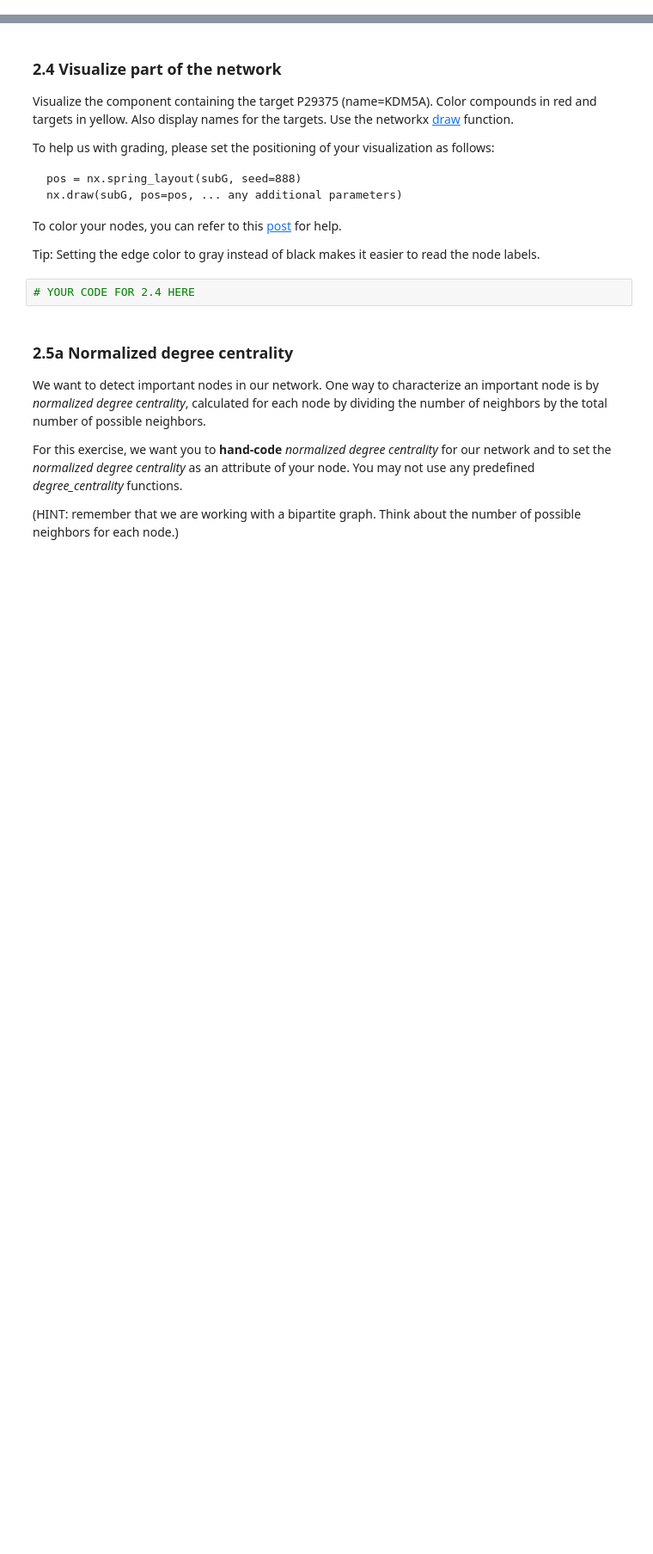
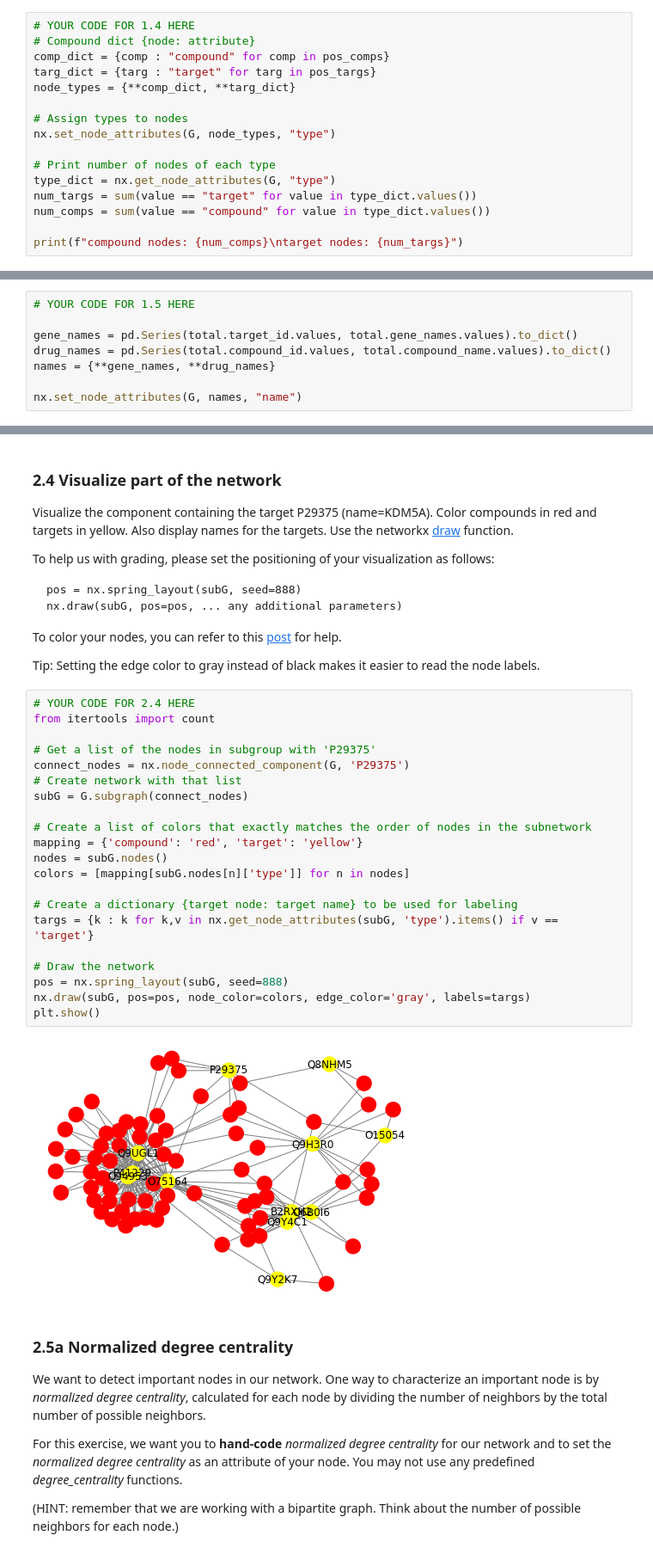
Before and after one commit to jvtanner/drug_network, a Jupyter notebook: pset3.ipynb, the cells around one changed output, grey strips where cells are left out. Shown at 86% size. Cells and saved outputs as stored; diff of their text form; blank space fills up the shorter version.

```diff
--- a/pset3.ipynb
+++ b/pset3.ipynb
@@ -140,0 +148,16 @@ The function [set_node_attributes](https://networkx.github.io/documentation/stab
+# %%
+# YOUR CODE FOR 1.4 HERE
+# Compound dict {node: attribute}
+comp_dict = {comp : "compound" for comp in pos_comps}
+targ_dict = {targ : "target" for targ in pos_targs}
+node_types = {**comp_dict, **targ_dict}
+
+# Assign types to nodes
+nx.set_node_attributes(G, node_types, "type")
+
+# Print number of nodes of each type
+type_dict = nx.get_node_attributes(G, "type")
+num_targs = sum(value == "target" for value in type_dict.values())
+num_comps = sum(value == "compound" for value in type_dict.values())
+
+print(f"compound nodes: {num_comps}\ntarget nodes: {num_targs}")
@@ -146,3 +170,11 @@ Now add an attribute "name" to each node using compound_name and gene_names from
+# %%
+# YOUR CODE FOR 1.5 HERE
+
+gene_names = pd.Series(total.target_id.values, total.gene_names.values).to_dict()
+drug_names = pd.Series(total.compound_id.values, total.compound_name.values).to_dict()
+names = {**gene_names, **drug_names}
+
+nx.set_node_attributes(G, names, "name")
 # %% [markdown]
 ## Part 2: Exploring the network
 # %% [markdown]
@@ -188,8 +273,29 @@ nx.draw(subG, pos=pos, ... any additional parameters)
 To color your nodes, you can refer to this [post](https://stackoverflow.com/questions/13517614/draw-different-color-for-nodes-in-networkx-based-on-their-node-value) for help.
 
 Tip: Setting the edge color to gray instead of black makes it easier to read the node labels.
-# %%
-# YOUR CODE FOR 2.4 HERE
+# %%
+# YOUR CODE FOR 2.4 HERE
+from itertools import count
+
+# Get a list of the nodes in subgroup with 'P29375'
+connect_nodes = nx.node_connected_component(G, 'P29375')
+# Create network with that list
+subG = G.subgraph(connect_nodes)
+
+# Create a list of colors that exactly matches the order of nodes in the subnetwork
+mapping = {'compound': 'red', 'target': 'yellow'}
+nodes = subG.nodes()
+colors = [mapping[subG.nodes[n]['type']] for n in nodes]
+
+# Create a dictionary {target node: target name} to be used for labeling
+targs = {k : k for k,v in nx.get_node_attributes(subG, 'type').items() if v == 'target'}
+
+# Draw the network
+pos = nx.spring_layout(subG, seed=888)
+nx.draw(subG, pos=pos, node_color=colors, edge_color='gray', labels=targs)
+plt.show()
+# %% [output]
+[figure, added]
 # %% [markdown]
 ### 2.5a Normalized degree centrality
 
```
Also changed, not shown: parts of 19 cells of this notebook.
